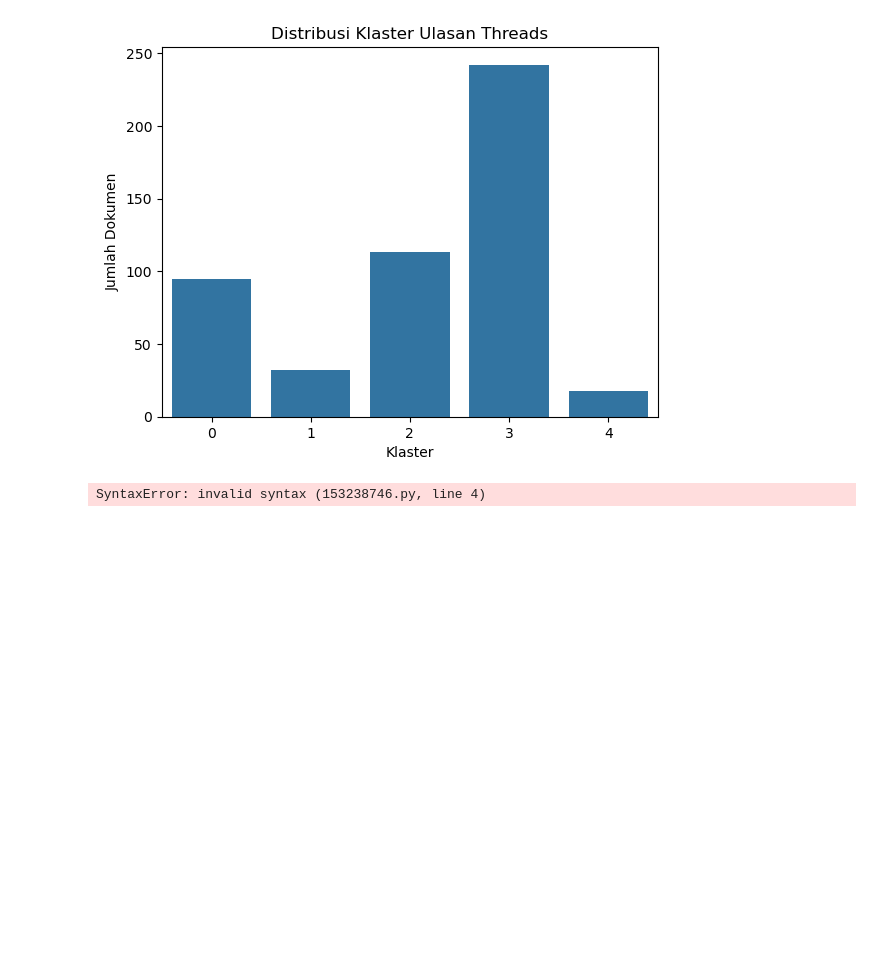
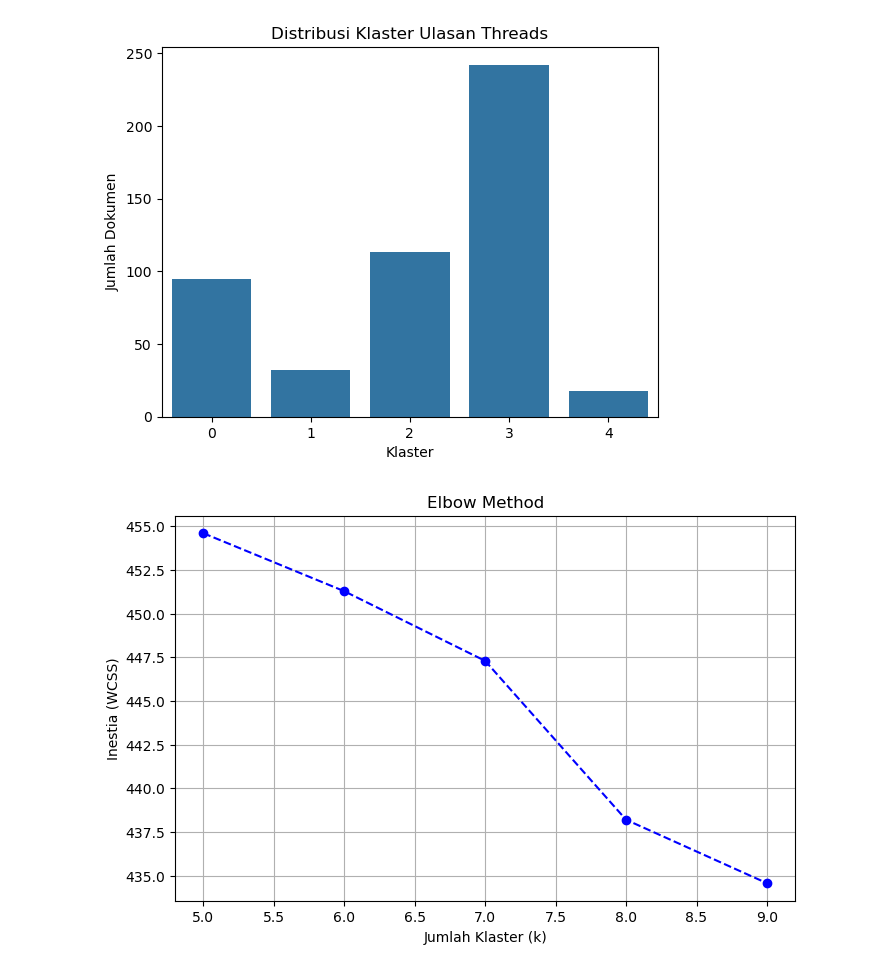
Before and after one commit to rentheoroid/Steam_Review, a Jupyter notebook: Clustering Data/klastering.ipynb, the cells around one changed output. Saved outputs shown, nothing was run; the diff lists cells and outputs as text; code cells hidden in the pictures; blank space fills up the shorter version.

```diff
--- a/Clustering Data/klastering.ipynb
+++ b/Clustering Data/klastering.ipynb
@@ -135,20 +135,20 @@ plt.show()
 # %%
 # Elbow Method
 
 inertia_values = []
-K = range(, 10)
+K = range(5, 10)
 
 for k in K:
     kmeans = KMeans(n_clusters = k, random_state=42, n_init=10)
     kmeans.fit(X_tfidf)
     inertia_values.append(kmeans.inertia_)
 
 plt.figure(figsize=(8, 5))
 plt.plot(K, inertia_values, marker='o', linestyle='--', color='b')
 plt.title('Elbow Method')
 plt.xlabel('Jumlah Klaster (k)')
 plt.ylabel('Inestia (WCSS)')
 plt.grid(True)
 plt.show()
 # %% [output]
-SyntaxError: invalid syntax (153238746.py, line 4)
+[figure, added]
```
